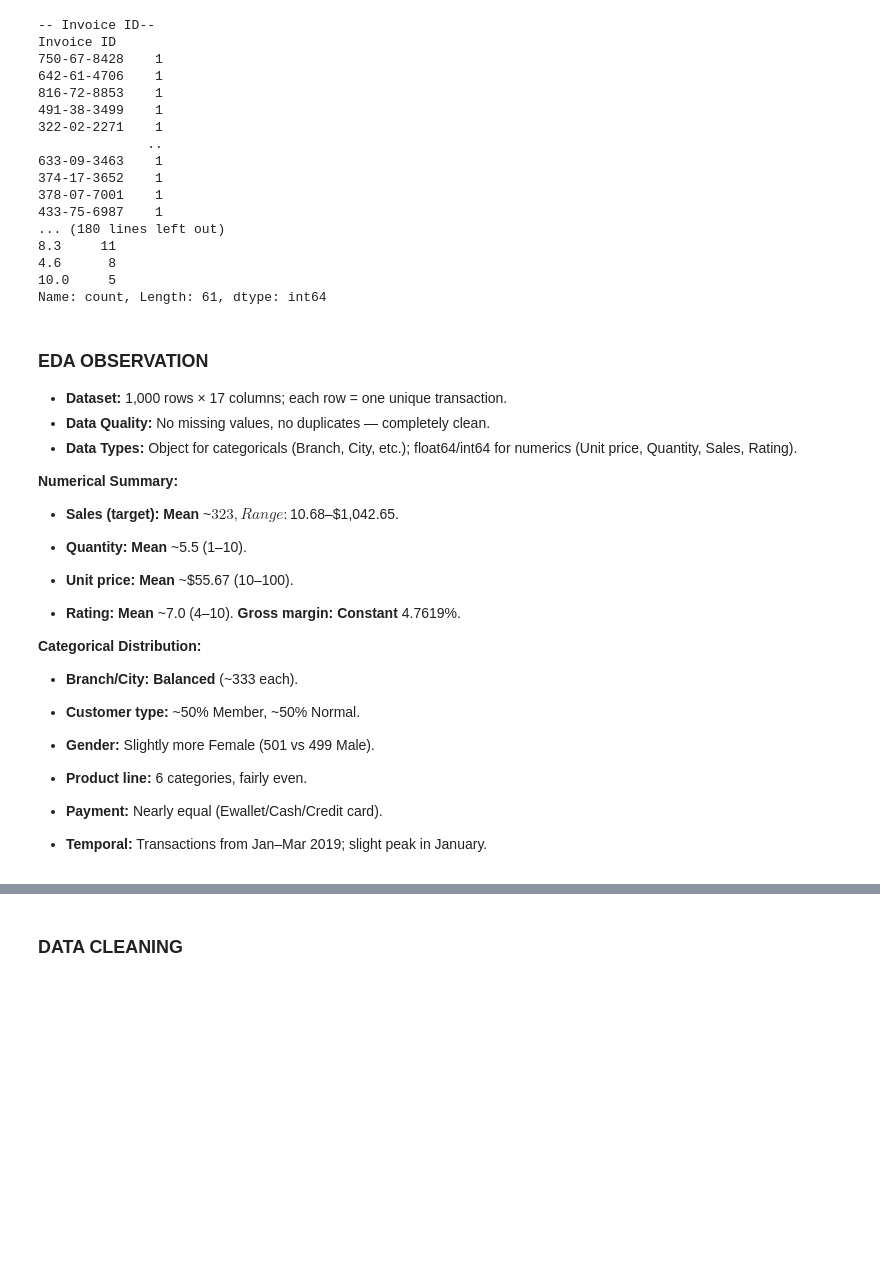
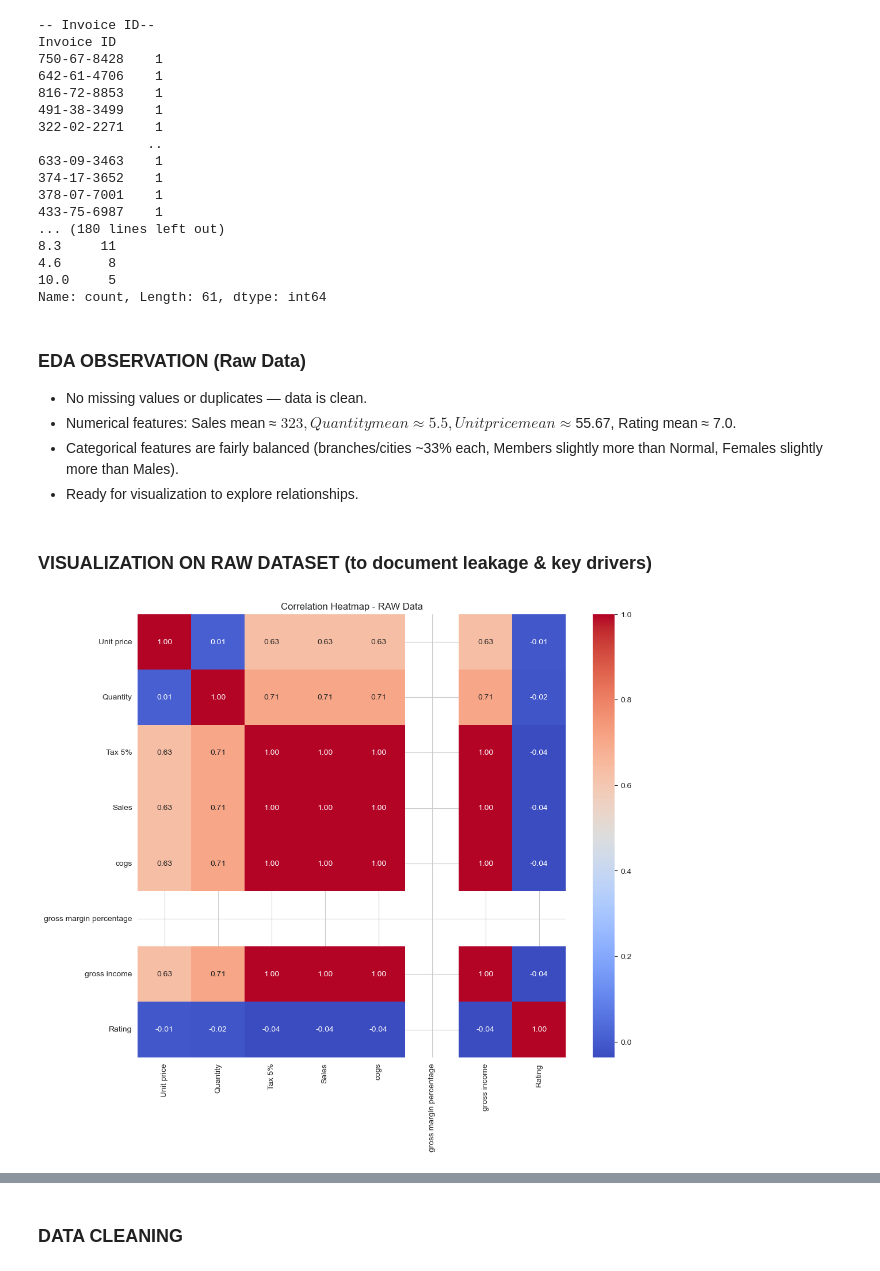
Before and after one commit to Ptechsoft/Supermarket-Total-Sale-Prediction-Model, a Jupyter notebook: SUPERMARKET TRANSACTION SALES PREDICTOR.ipynb, the cells around one changed output, grey strips where cells are left out. Drawn from its saved outputs; the diff is of its cells as text; code cells hidden in the pictures; blank space fills up the shorter version.

```diff
--- a/SUPERMARKET TRANSACTION SALES PREDICTOR.ipynb
+++ b/SUPERMARKET TRANSACTION SALES PREDICTOR.ipynb
@@ -55,6 +65,11 @@ from sklearn.preprocessing import LabelEncoder
 from sklearn.preprocessing import StandardScaler
 from sklearn.metrics import mean_absolute_error, mean_squared_error, r2_score
 from catboost import CatBoostRegressor
+import warnings
+warnings.filterwarnings('ignore')
+
+sns.set_style("whitegrid")
+%matplotlib inline
 # %%
 # LOADING OF THE DATA SET
 df = pd.read_csv('super_market_dataset.csv')
@@ -180,24 +223,20 @@ Invoice ID
 10.0     5
 Name: count, Length: 61, dtype: int64
 # %% [markdown]
-### EDA OBSERVATION
-- **Dataset:** 1,000 rows × 17 columns; each row = one unique transaction.
-- **Data Quality:** No missing values, no duplicates — completely clean.
-- **Data Types:** Object for categoricals (Branch, City, etc.); float64/int64 for numerics (Unit price, Quantity, Sales, Rating).
+### EDA OBSERVATION (Raw Data)
 
-**Numerical Summary:**
-- **Sales (target):** **Mean** ~$323, Range: $10.68–$1,042.65.
-
-- **Quantity:** **Mean** ~5.5 (1–10).
-- **Unit price:** **Mean** ~$55.67 (10–100).
-- **Rating:** **Mean** ~7.0 (4–10).
-**Gross margin:** **Constant** 4.7619%.
-
-**Categorical Distribution:**
-- **Branch/City:** **Balanced** (~333 each).
-- **Customer type:** ~50% Member, ~50% Normal.
-- **Gender:** Slightly more Female (501 vs 499 Male).
-- **Product line:** 6 categories, fairly even.
-- **Payment:** Nearly equal (Ewallet/Cash/Credit card).
-
-- **Temporal:** Transactions from Jan–Mar 2019; slight peak in January.
+- No missing values or duplicates — data is clean.
+- Numerical features: Sales mean ≈ $323, Quantity mean ≈ 5.5, Unit price mean ≈ $55.67, Rating mean ≈ 7.0.
+- Categorical features are fairly balanced (branches/cities ~33% each, Members slightly more than Normal, Females slightly more than Males).
+- Ready for visualization to explore relationships.
+# %% [markdown]
+### VISUALIZATION ON RAW DATASET (to document leakage & key drivers)
+# %%
+# Correlation Heatmap - RAW numeric columns
+plt.figure(figsize=(12, 10))
+sns.heatmap(df.select_dtypes('number').corr(), annot=True, cmap='coolwarm', fmt='.2f')
+plt.title('Correlation Heatmap - RAW Data')
+plt.savefig('Correlation Heatmap for Raw Dataset')
+plt.show()
+# %% [output]
+[figure, added]
```
Also changed, not shown: parts of 56 cells of this notebook, 25 other files.
